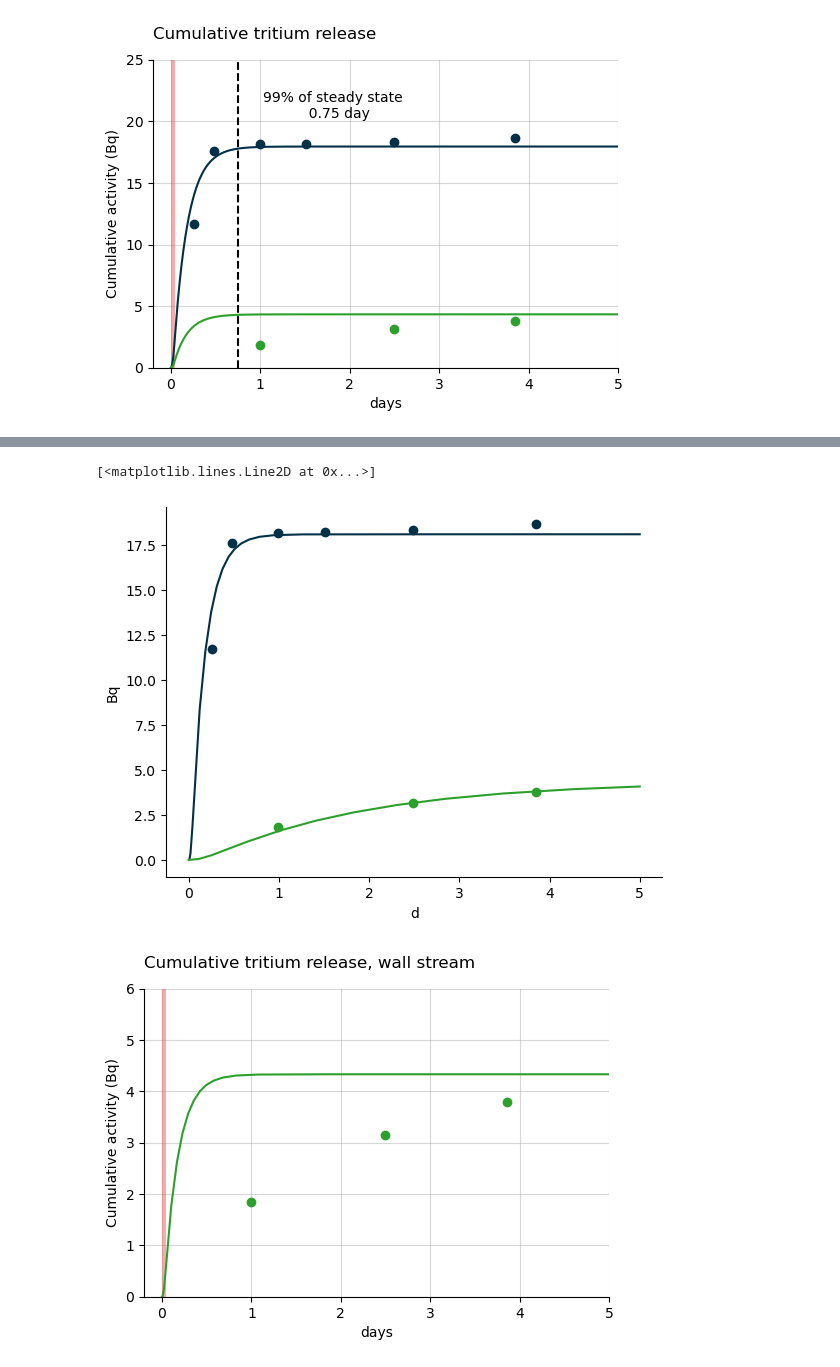
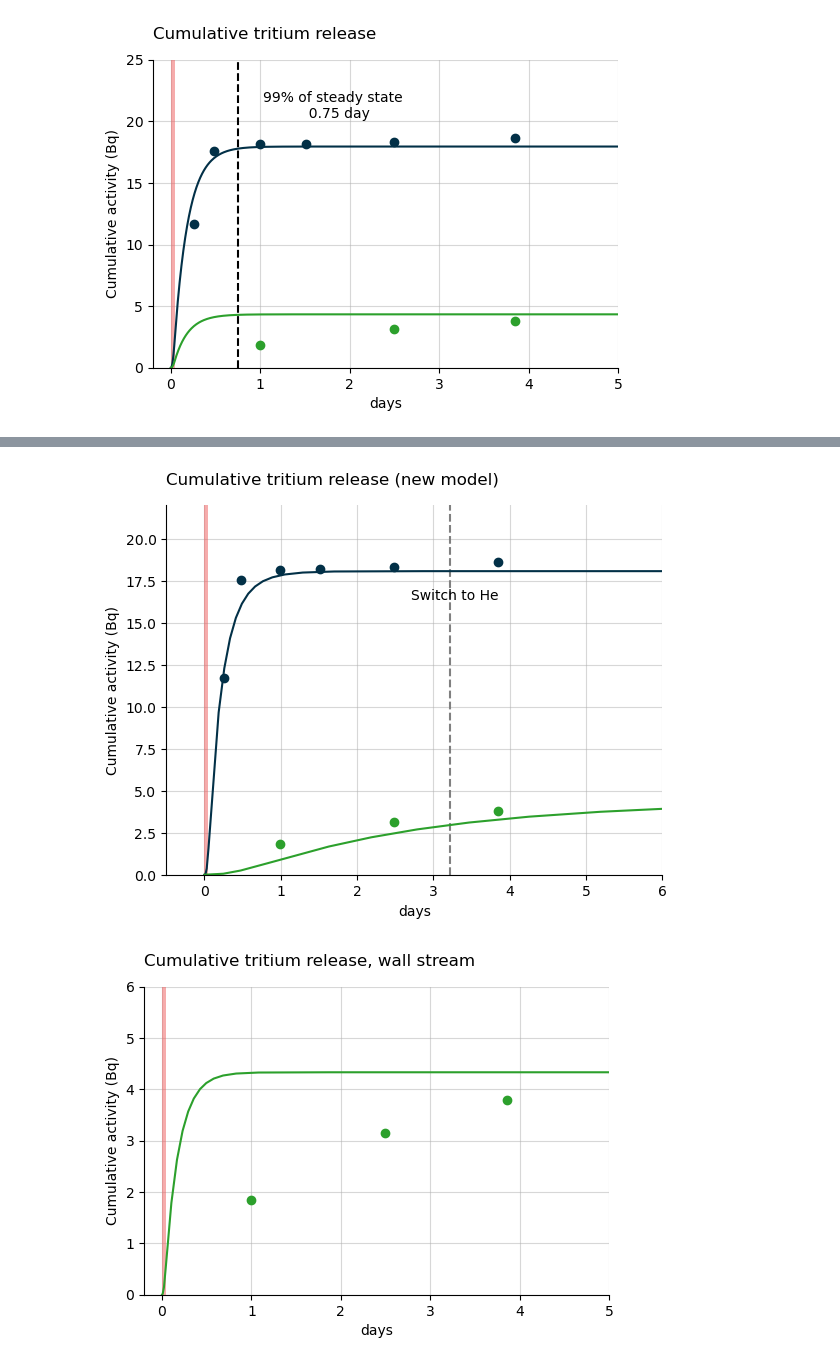
Before and after one commit to LIBRA-project/BABY-1L-run-6, a Jupyter notebook: analysis/tritium/tritium_model.ipynb, the cells around one changed output, grey strips where cells are left out. Saved outputs shown, nothing was run; the diff lists cells and outputs as text; code cells hidden in the pictures.

Commit message:
added pathsim model

```diff
--- a/analysis/tritium/tritium_model.ipynb
+++ b/analysis/tritium/tritium_model.ipynb
@@ -168,19 +169,45 @@ my_simulation.run(5 * 24 * 3600)
 # %%
+plot_irradiation(baby_model, facecolor="#EF5B5B", alpha=0.5)
+plt.axvline(x=gas_switch_deltatime, color="grey", linestyle="--")
+
+plt.annotate(
+    f"Switch to He",
+    (gas_switch_deltatime, 15),
+    textcoords="offset points",
+    ha="center",
+    va="bottom",
+    color="black",
+)
+
+
+
 plt.scatter(
     replacement_times_top, IV_stream.get_cumulative_activity("total"), color="#023047"
 )
 plt.scatter(
     replacement_times_walls,
     OV_stream.get_cumulative_activity("total"),
     color="tab:green",
 )
 
 time, data = cumulative_release_34.read()
-plt.plot((time * ureg.s), quantity_to_activity(data[0] * ureg.particle), color="#023047")
-plt.plot((time * ureg.s), quantity_to_activity(data[1] * ureg.particle), color="tab:green",)
+plt.plot((time * ureg.s), quantity_to_activity(data[0] * ureg.particle), color="#023047", label="IV")
+plt.plot((time * ureg.s), quantity_to_activity(data[1] * ureg.particle), color="tab:green", label="OV")
+
+
+plt.title("Cumulative tritium release (new model)", loc="left", pad = 15)
+plt.ylim(0, 22)
+plt.xlim(right = 6)
+plt.xlabel("days")
+
+plt.ylabel("Cumulative activity (Bq)")
+
+plt.grid(alpha=0.5)
+labelLines(plt.gca().get_lines(), zorder=2.5, xvals=[45] * 2)
+
+plt.show()
 # %% [output]
-[<matplotlib.lines.Line2D at 0x...>]
-[figure, old version]
+[figure, new version]
 # %%
 plt.figure(figsize=(6, 4))
 plot_integrated_wall_release(baby_model, color="tab:green", label="Wall")
```
Also changed, not shown: parts of 2 cells of this notebook, 3 other files.
